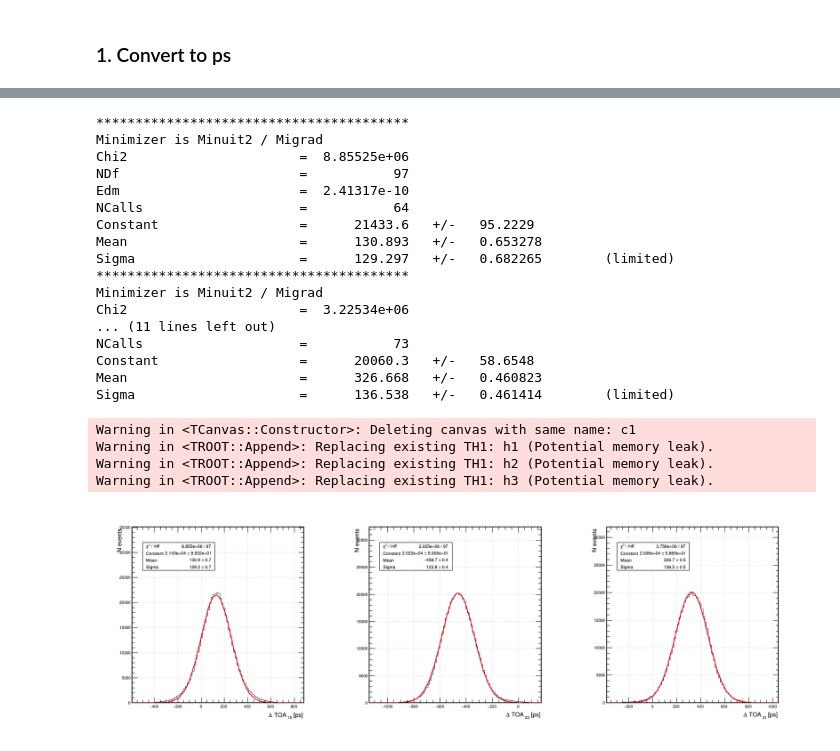
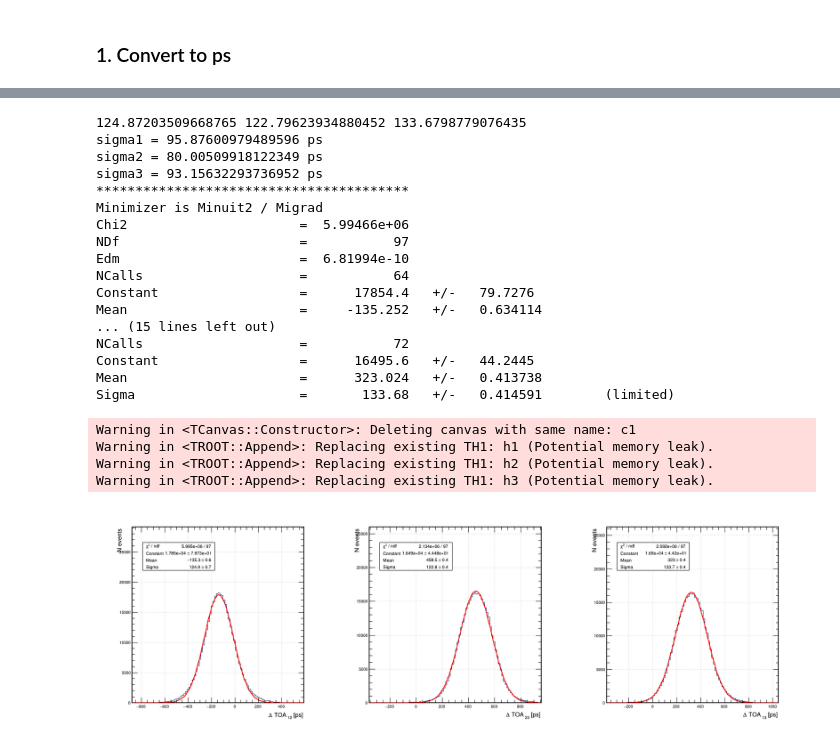
Before and after one commit to 24LopezR/ETLAnalysis, a Jupyter notebook: DESYJun24/MAIN.ipynb, the cells around one changed output, grey strips where cells are left out. Cells and saved outputs as stored; diff of their text form; code cells hidden in the pictures.

```diff
--- a/DESYJun24/MAIN.ipynb
+++ b/DESYJun24/MAIN.ipynb
@@ -42,7 +42,11 @@ def getPixelMaximum(df, board, col, row):
     h = R.TH1F(f"h{col}{row}", "", 1023, 0., 1024.) # CAL ranges between 0 and 1023
     h.FillN(len(cal), cal, np.ones(len(cal)))
     maxval = h.GetMaximumBin()
-    return maxval
+    f = R.TF1("f","gaus")
+    f.SetParameter(1,maxval)
+    h.Fit("f","","goff",maxval-2,maxval+2);
+    #print(maxval, f.GetParameter(1))
+    return f.GetParameter(1)
 # %%
 def analyzeCAL(df, board, CALrange, useprof=False):
     df_temp = df[df['board']==board]
@@ -69,7 +73,8 @@ def analyzeCAL(df, board, CALrange, useprof=False):
         hcalprof = R.TH2F("hcalprof", f"Board {board};col;row", 16, -0., 16., 16, -0., 16.)
         for row in tqdm(range(16)):
             for col in range(16):
-                hcalprof.Fill(col, row, getPixelMaximum(df,board,col,row))
+                maxval = getPixelMaximum(df,board,col,row)
+                hcalprof.Fill(col, row, maxval)
     return hcal, hcalprof, df_temp
 # %%
 R.gROOT.ProcessLine('.L ./tdrstyle.C')
@@ -471,7 +515,7 @@ corrtoa3 = toa3 + ftot3
 c1 = R.TCanvas("c1", "'#Delta TOA", 1800, 600)  # Width = 1200, Height = 400
 c1.Divide(3, 1)
 
-appr_mean = np.array([145, -481, 333])
+appr_mean = np.array([-145, 300, 333])
 appr_sigma = np.array([184, 164, 179])
 lowlim = appr_mean-4*appr_sigma
 highlim = appr_mean+4*appr_sigma
@@ -484,14 +528,14 @@ l.SetTextFont(42)
 hists = []
 
 h1 = R.TH1F("h1",";#Delta TOA_{12} [ps]; N events",100,lowlim[0],highlim[0])
-h1.FillN(len(toa2-toa1), corrtoa2-corrtoa1, np.ones(len(toa1)))
+h1.FillN(len(toa2-toa1), corrtoa1-corrtoa2, np.ones(len(toa1)))
 hists.append(h1)
 
 h2 = R.TH1F("h2",";#Delta TOA_{23} [ps]; N events",100,lowlim[1],highlim[1])
-h2.FillN(len(toa3-toa2), corrtoa3-corrtoa2, np.ones(len(toa2)))
+h2.FillN(len(toa3-toa2), corrtoa2-corrtoa3, np.ones(len(toa2)))
 hists.append(h1)
 
-h3 = R.TH1F("h3",";#Delta TOA_{31} [ps]; N events",100,lowlim[2],highlim[2])
+h3 = R.TH1F("h3",";#Delta TOA_{13} [ps]; N events",100,lowlim[2],highlim[2])
 h3.FillN(len(toa1-toa3), corrtoa1-corrtoa3, np.ones(len(toa3)))
 hists.append(h1)
 
@@ -502,44 +546,55 @@ h1.SetLineColor(colorp[3])
 h1.Draw()
 #l.DrawLatexNDC(0.17,0.8,f"#mu = {fg1.GetParameter(1):.1f}#pm {fg1.GetParError(1):.1f} ps")
 #l.DrawLatexNDC(0.17,0.77,f"#sigma = {fg1.GetParameter(2):.1f}#pm {fg1.GetParError(2):.1f} ps")
 
 c1.cd(2)
 h2.Fit("fg2","W","",lowlim[1],highlim[1])
 h2.SetMaximum(h2.GetMaximum()*1.6)
 h2.SetLineColor(colorp[3])
 h2.Draw()
 #l.DrawLatexNDC(0.17,0.8,f"#mu = {fg2.GetParameter(1):.1f}#pm {fg2.GetParError(1):.1f} ps")
 #l.DrawLatexNDC(0.17,0.77,f"#sigma = {fg2.GetParameter(2):.1f}#pm {fg2.GetParError(2):.1f} ps")
 
 c1.cd(3)
 h3.Fit("fg3","W","",lowlim[2],highlim[2])
 h3.SetMaximum(h3.GetMaximum()*1.6)
 h3.SetLineColor(colorp[3])
 h3.Draw()
 #l.DrawLatexNDC(0.17,0.8,f"#mu = {fg3.GetParameter(1):.1f}#pm {fg3.GetParError(1):.1f} ps")
 #l.DrawLatexNDC(0.17,0.77,f"#sigma = {fg3.GetParameter(2):.1f}#pm {fg3.GetParError(2):.1f} ps")
 
 c1.Draw()
+
+sigma12 = fg1.GetParameter(2)
+sigma23 = fg2.GetParameter(2)
+sigma13 = fg3.GetParameter(2)
+print(sigma12, sigma23, sigma13)
+sigma1 = np.sqrt((sigma12**2+sigma13**2-sigma23**2)/2)
+sigma2 = np.sqrt((sigma12**2+sigma23**2-sigma13**2)/2)
+sigma3 = np.sqrt((sigma23**2+sigma13**2-sigma12**2)/2)
+print(f"sigma1 = {sigma1} ps")
+print(f"sigma2 = {sigma2} ps")
+print(f"sigma3 = {sigma3} ps")
 # %% [output]
+124.87203509668765 122.79623934880452 133.6798779076435
+sigma1 = 95.87600979489596 ps
+sigma2 = 80.00509918122349 ps
+sigma3 = 93.15632293736952 ps
 ****************************************
 Minimizer is Minuit2 / Migrad
-Chi2                      =  8.85525e+06
+Chi2                      =  5.99466e+06
 NDf                       =           97
-Edm                       =  2.41317e-10
+Edm                       =  6.81994e-10
 NCalls                    =           64
-Constant                  =      21433.6   +/-   95.2229
-Mean                      =      130.893   +/-   0.653278
-Sigma                     =      129.297   +/-   0.682265        (limited)
-****************************************
-Minimizer is Minuit2 / Migrad
-Chi2                      =  3.22534e+06
-... (11 lines left out)
-NCalls                    =           73
-Constant                  =      20060.3   +/-   58.6548
-Mean                      =      326.668   +/-   0.460823
-Sigma                     =      136.538   +/-   0.461414        (limited)
+Constant                  =      17854.4   +/-   79.7276
+Mean                      =     -135.252   +/-   0.634114
+... (15 lines left out)
+NCalls                    =           72
+Constant                  =      16495.6   +/-   44.2445
+Mean                      =      323.024   +/-   0.413738
+Sigma                     =       133.68   +/-   0.414591        (limited)
 Warning in <TCanvas::Constructor>: Deleting canvas with same name: c1
 Warning in <TROOT::Append>: Replacing existing TH1: h1 (Potential memory leak).
 Warning in <TROOT::Append>: Replacing existing TH1: h2 (Potential memory leak).
 Warning in <TROOT::Append>: Replacing existing TH1: h3 (Potential memory leak).
-[figure, old version]
+[figure, new version]
```
Also changed, not shown: parts of 16 cells of this notebook.
